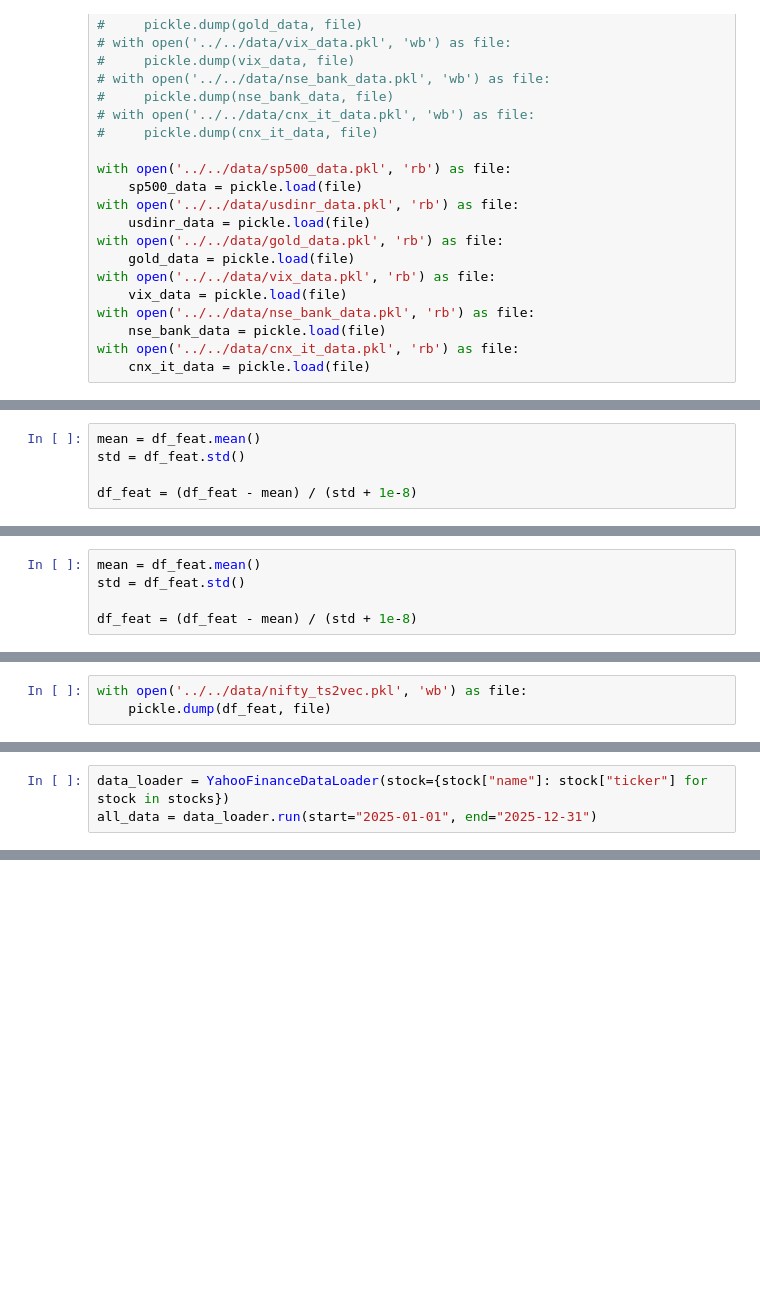
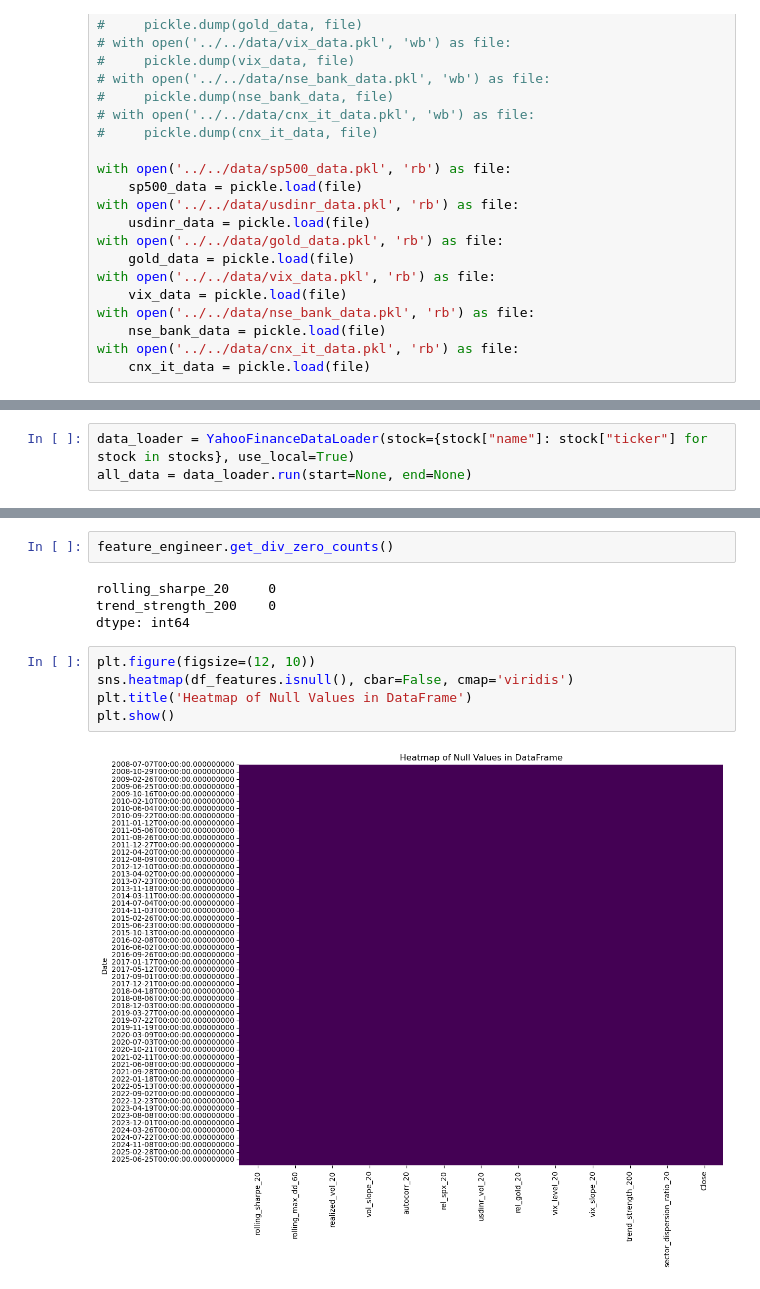
Before and after one commit to gautamnaik1994/gmmm-direction-prediction, a Jupyter notebook: notebooks/data_prep/13.TS2Vec_data_prep_v4.ipynb, the cells around one changed output, grey strips where cells are left out. Cells and saved outputs as stored; diff of their text form; blank space fills up the shorter version.

```diff
--- a/notebooks/data_prep/13.TS2Vec_data_prep_v4.ipynb
+++ b/notebooks/data_prep/13.TS2Vec_data_prep_v4.ipynb
@@ -230,5 +54,0 @@ df_feat
-# %%
-mean = df_feat.mean()
-std = df_feat.std()
-
-df_feat = (df_feat - mean) / (std + 1e-8)
@@ -252,5 +54,0 @@ df_feat
-# %%
-mean = df_feat.mean()
-std = df_feat.std()
-
-df_feat = (df_feat - mean) / (std + 1e-8)
@@ -276,3 +54,0 @@ dtype: int64
-# %%
-with open('../../data/nifty_ts2vec.pkl', 'wb') as file:
-    pickle.dump(df_feat, file)
@@ -467,5 +298,5 @@ class FeatureEngineer:
 
 # Usage
 # %%
-data_loader = YahooFinanceDataLoader(stock={stock["name"]: stock["ticker"] for stock in stocks})
-all_data = data_loader.run(start="2025-01-01", end="2025-12-31")
+data_loader = YahooFinanceDataLoader(stock={stock["name"]: stock["ticker"] for stock in stocks}, use_local=True)
+all_data = data_loader.run(start=None, end=None)
@@ -512,0 +318,13 @@ df_features
+# %%
+feature_engineer.get_div_zero_counts()
+# %% [output]
+rolling_sharpe_20     0
+trend_strength_200    0
+dtype: int64
+# %%
+plt.figure(figsize=(12, 10))
+sns.heatmap(df_features.isnull(), cbar=False, cmap='viridis')
+plt.title('Heatmap of Null Values in DataFrame')
+plt.show()
+# %% [output]
+[figure, added]
```
Also changed, not shown: parts of 26 cells of this notebook, 1 other file.
